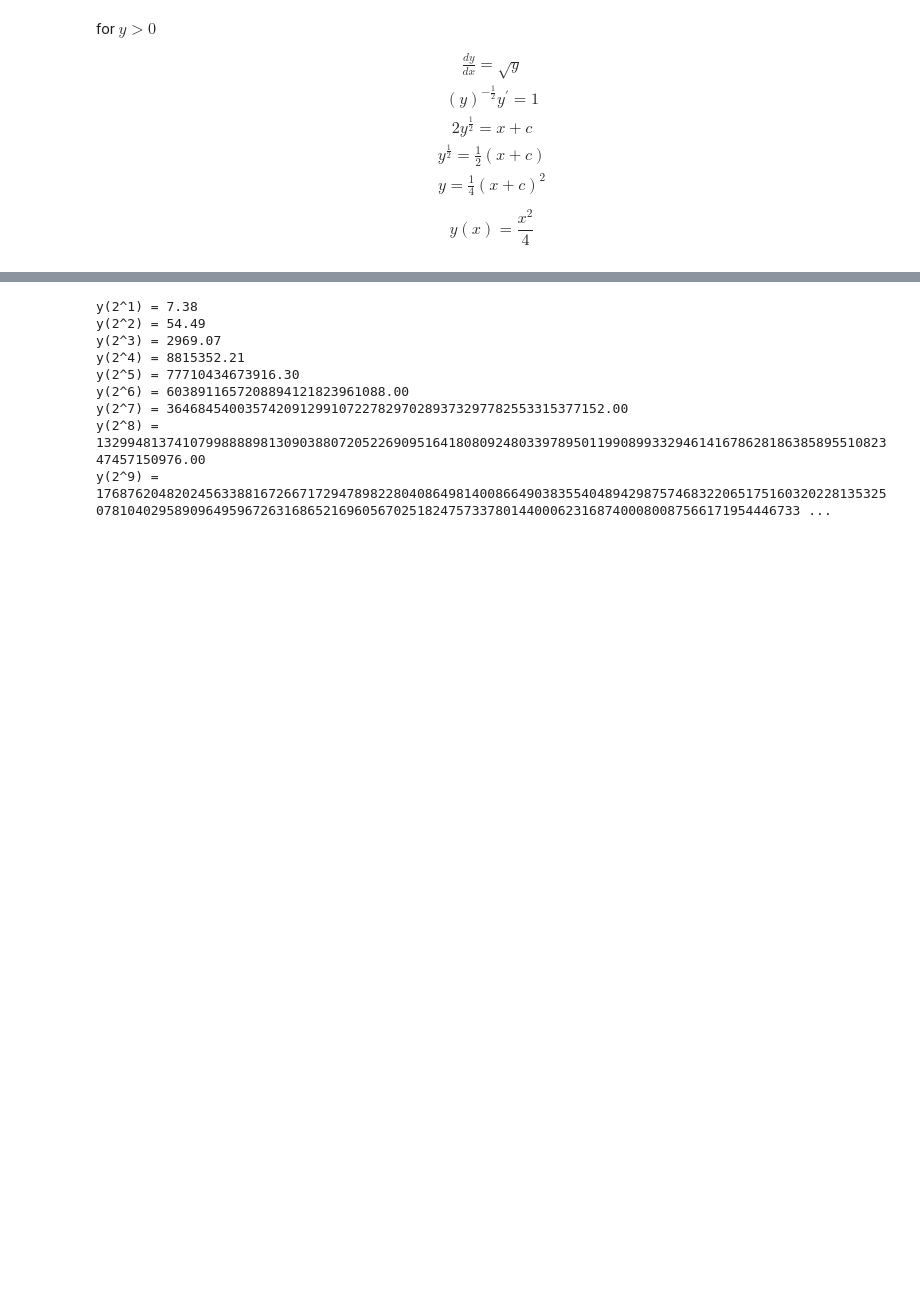
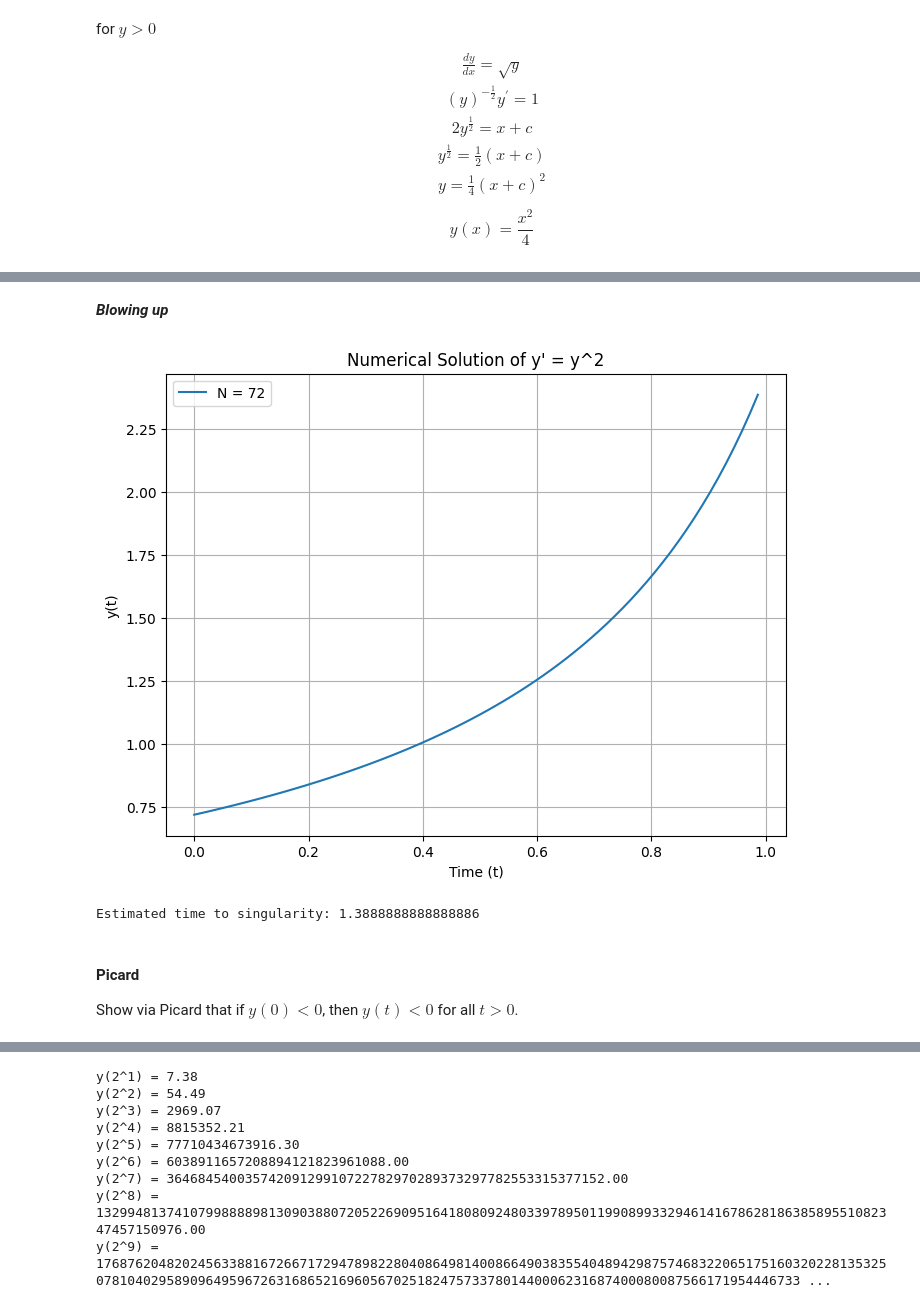
Before and after one commit to Fluntin/Numerical-Methods-ODE, a Jupyter notebook: Project_ODE.ipynb, the cells around one changed output, grey strips where cells are left out. Drawn from its saved outputs; the diff is of its cells as text; code cells hidden in the pictures; blank space fills up the shorter version.

```diff
--- a/Project_ODE.ipynb
+++ b/Project_ODE.ipynb
@@ -442,0 +339,29 @@ Would you like to proceed with larger values of $k$, or is there something else
+# %% [markdown]
+***Blowing up***
+# %%
+#Initial conditions
+N=72
+y0 = N / 100
+t_start = 0
+t_stop = 10
+h = (t_stop - t_start) / N
+
+t,y=rk_4_for_problem4(f, y0, t_start, t_stop, h)
+
+plt.figure(figsize=(8, 6))
+plt.plot(t_values[:len(y_values)], y_values, label=f'N = {N}')
+plt.xlabel('Time (t)')
+plt.ylabel('y(t)')
+plt.title("Numerical Solution of y' = y^2")
+plt.legend()
+plt.grid(True)
+plt.show()
+
+print("Estimated time to singularity:", t[-1])
+# %% [output]
+[figure, added]
+Estimated time to singularity: 1.3888888888888886
+# %% [markdown]
+#### Picard
+
+Show via Picard that if $y(0)<0$, then $y(t)<0$ for all $t>0$.
```
Also changed, not shown: parts of 82 cells of this notebook.
